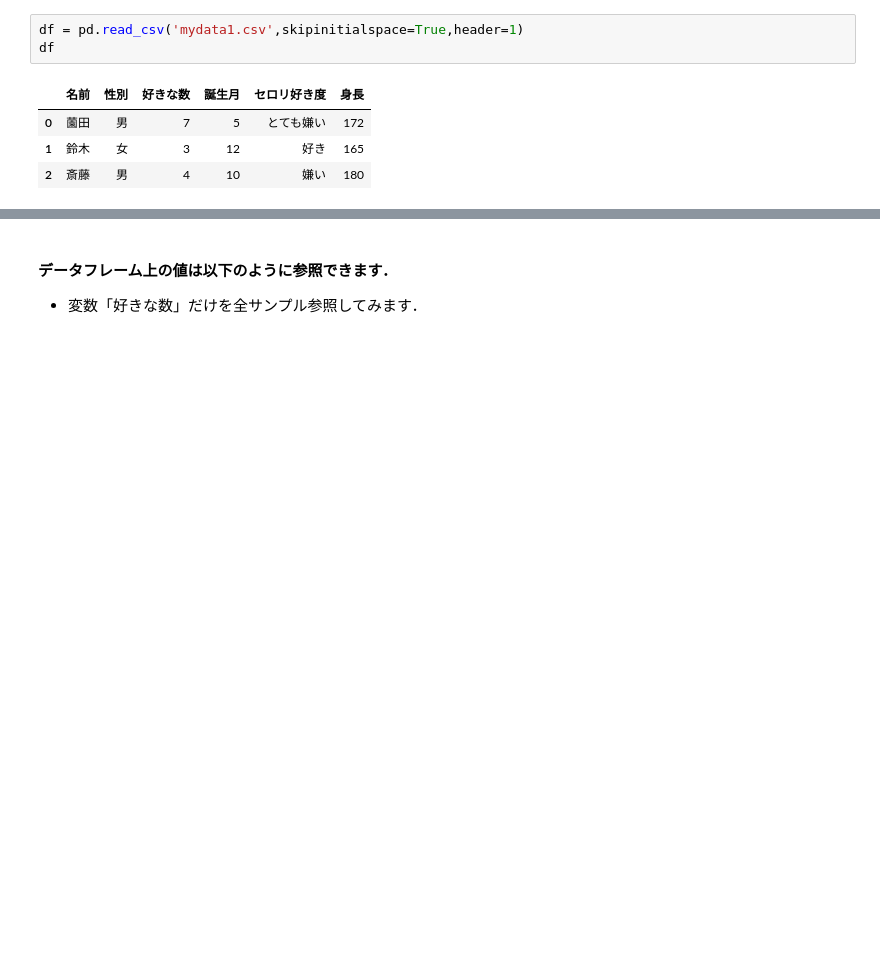
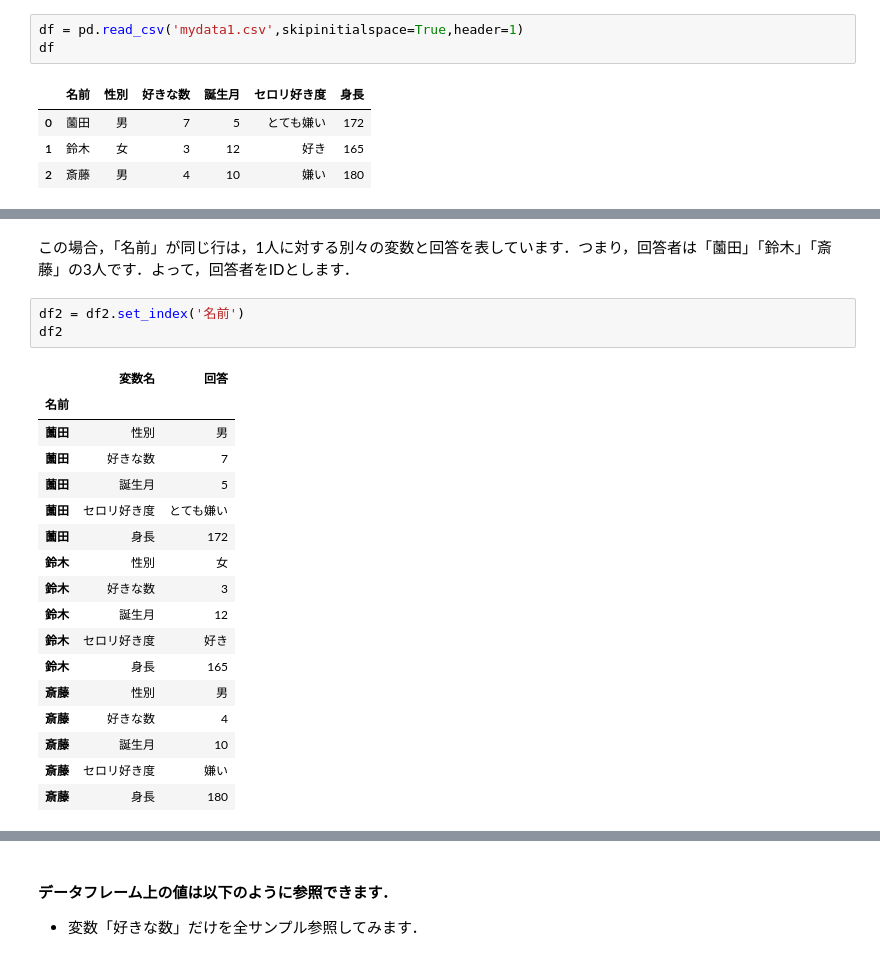
Before and after one commit to helmenov/psp2, a Jupyter notebook: d06/d06_01.ipynb, the cells around one changed output, grey strips where cells are left out. Cells and saved outputs as stored; diff of their text form; blank space fills up the shorter version.

```diff
--- a/d06/d06_01.ipynb
+++ b/d06/d06_01.ipynb
@@ -156,0 +179,23 @@ df
+# %% [markdown]
+この場合，「名前」が同じ行は，1人に対する別々の変数と回答を表しています．つまり，回答者は「薗田」「鈴木」「斎藤」の3人です．よって，回答者をIDとします．
+# %%
+df2 = df2.set_index('名前')
+df2
+# %% [output]
+|  | 変数名 | 回答 |
+| 名前 |  |  |
+| 薗田 | 性別 | 男 |
+| 薗田 | 好きな数 | 7 |
+| 薗田 | 誕生月 | 5 |
+| 薗田 | セロリ好き度 | とても嫌い |
+| 薗田 | 身長 | 172 |
+| 鈴木 | 性別 | 女 |
+| 鈴木 | 好きな数 | 3 |
+| 鈴木 | 誕生月 | 12 |
+| 鈴木 | セロリ好き度 | 好き |
+| 鈴木 | 身長 | 165 |
+| 斎藤 | 性別 | 男 |
+| 斎藤 | 好きな数 | 4 |
+| 斎藤 | 誕生月 | 10 |
+| 斎藤 | セロリ好き度 | 嫌い |
+| 斎藤 | 身長 | 180 |
```
Also changed, not shown: parts of 47 cells of this notebook, 5 other files.
